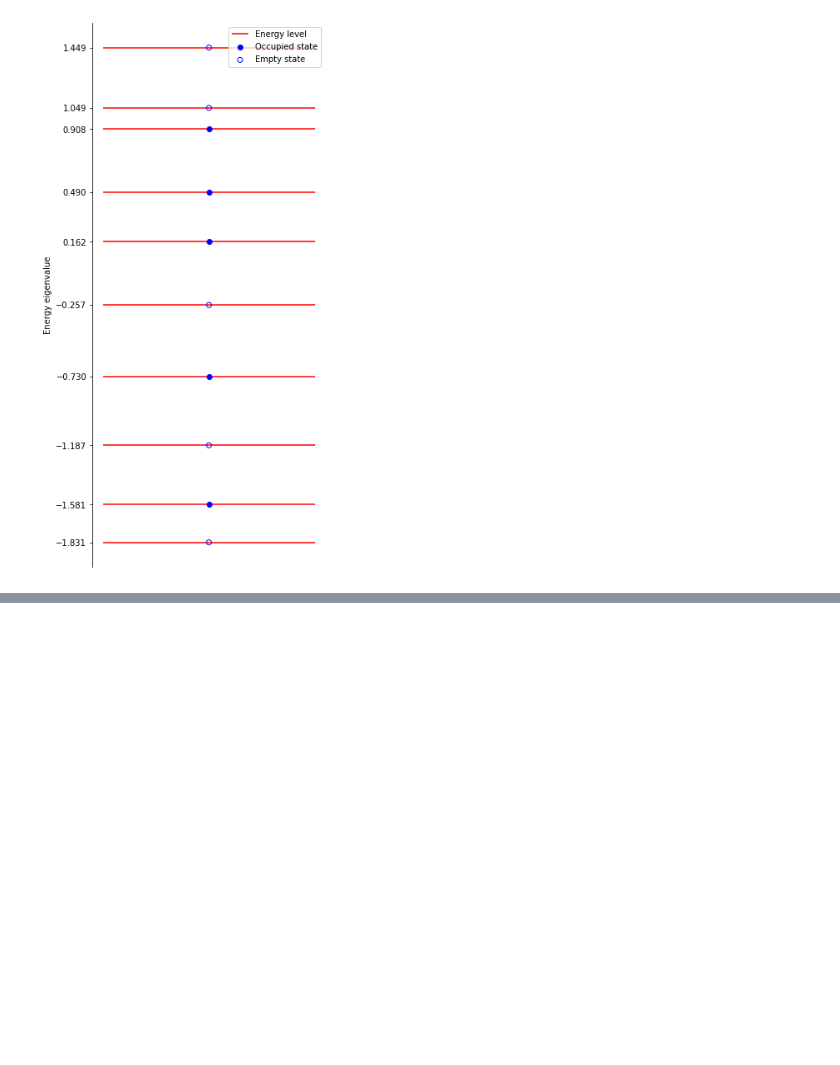
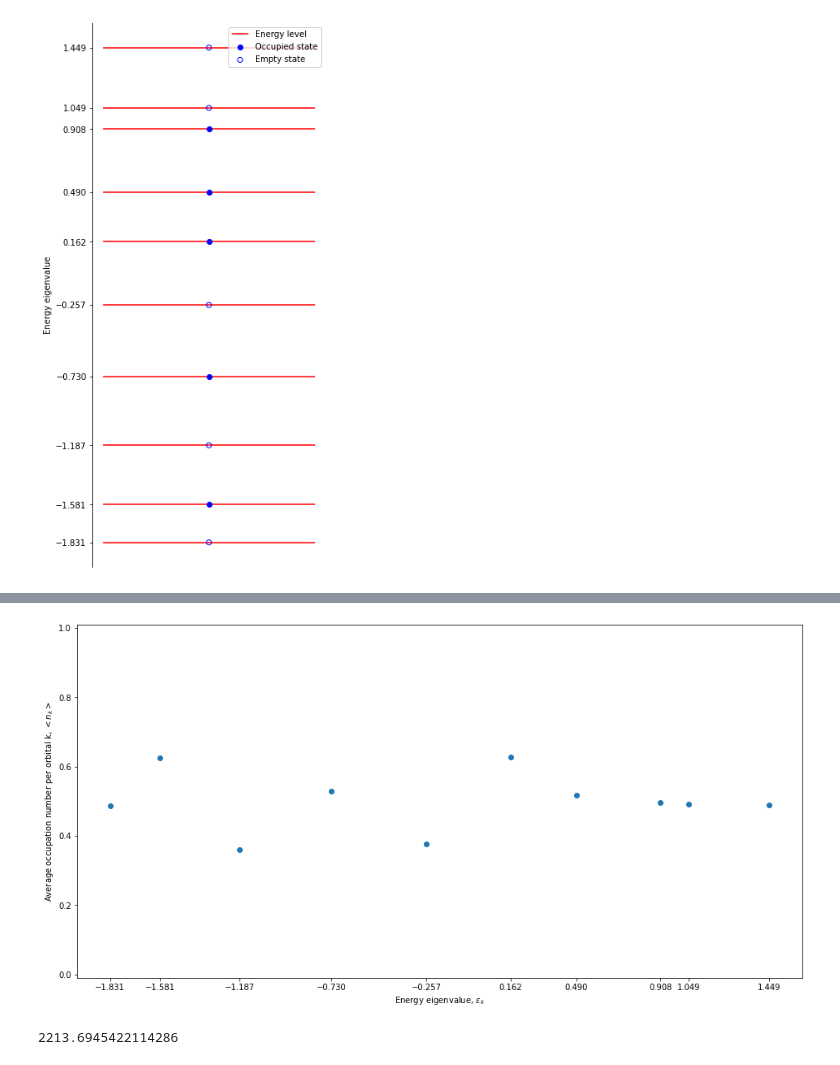
Before and after one commit to justas-b/strongly-interacting-many-body-systems-using-GPUs, a Jupyter notebook: main_code.ipynb, the cells around one changed output, grey strips where cells are left out. Cells and saved outputs as stored; diff of their text form; code cells hidden in the pictures; blank space fills up the shorter version.

```diff
--- a/main_code.ipynb
+++ b/main_code.ipynb
@@ -107,3 +177,26 @@ def plot_init_state(energies, state):
+# %%
+def plot_occupation_energy(data, filename, cut_off=0):
+    mean = []
+
+    mean.append(np.mean(data['k0'][cut_off:]))
+    mean.append(np.mean(data['k1'][cut_off:]))
+    mean.append(np.mean(data['k2'][cut_off:]))
+    mean.append(np.mean(data['k3'][cut_off:]))
+    mean.append(np.mean(data['k4'][cut_off:]))
+    mean.append(np.mean(data['k5'][cut_off:]))
+    mean.append(np.mean(data['k6'][cut_off:]))
+    mean.append(np.mean(data['k7'][cut_off:]))
+    mean.append(np.mean(data['k8'][cut_off:]))
+    mean.append(np.mean(data['k9'][cut_off:]))
+
+    fig, axes = plt.subplots(figsize=((16,8)))
+    axes.scatter(random_energies_2,mean)
+    axes.set_ylim((-0.01,1.01))
+    axes.set_xlabel(r"Energy eigenvalue, $\epsilon_{k}$")
+    axes.set_ylabel(r"Average occupation number per orbital k, $<n_{k}>$")
+    axes.set_xticks(random_energies_2)
+    fig.savefig(filename)
+    return
 # %%
 arr = generate_energies(k)
 # %%
@@ -438,0 +385,8 @@ fig.savefig("occupation_vs_energy")
+# %%
+plot_occupation_energy(dic, 'test1')
+# %% [output]
+[figure, added]
+# %%
+dic['t'][-1]
+# %% [output]
+2213.6945422114286
```
Also changed, not shown: parts of 15 cells of this notebook.
